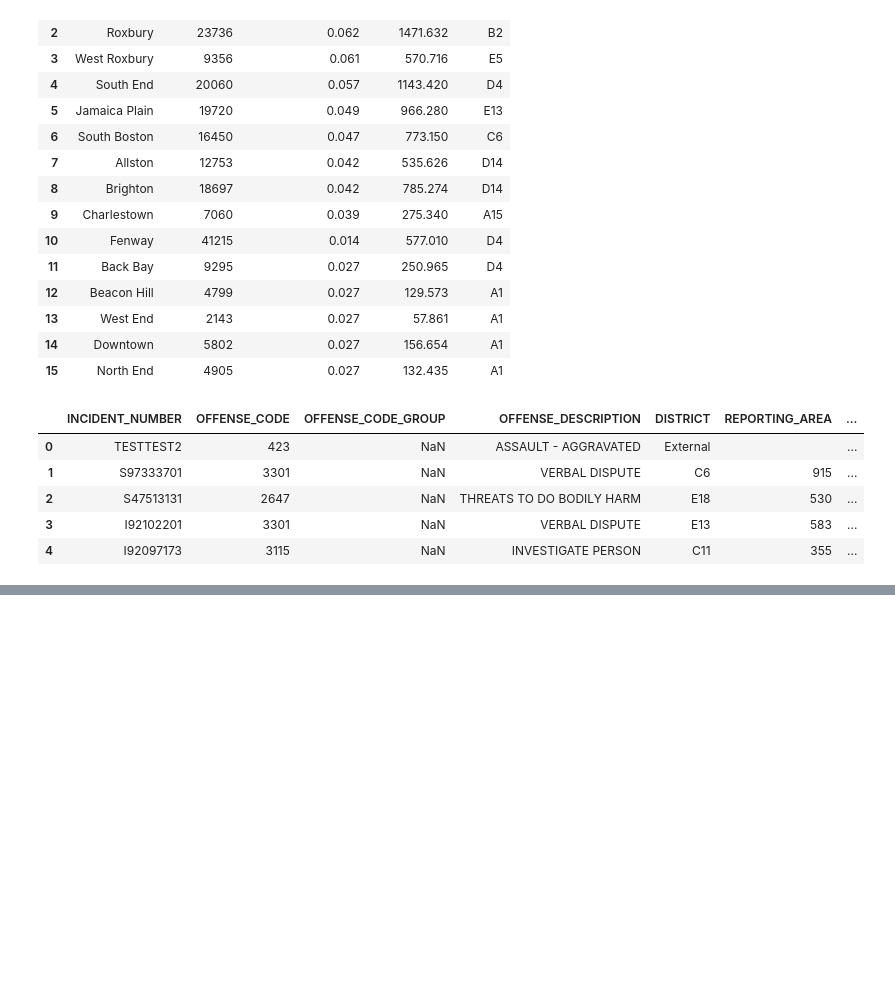
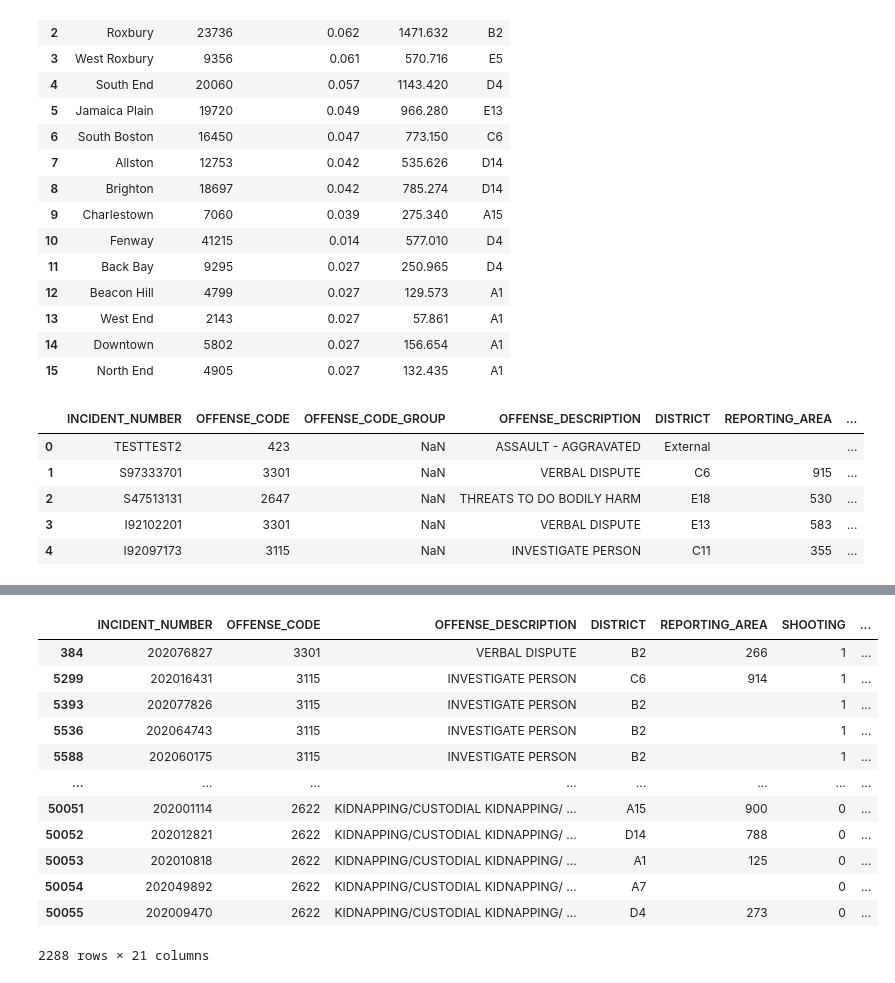
Before and after one commit to YolandaMDavis/cs109a-fall2020, a Jupyter notebook: Boston_Covid_Analysis.ipynb, the cells around one changed output, grey strips where cells are left out. Drawn from its saved outputs; the diff is of its cells as text; code cells hidden in the pictures; blank space fills up the shorter version.

Commit message:
Added offense type and violent crime columns

```diff
--- a/Boston_Covid_Analysis.ipynb
+++ b/Boston_Covid_Analysis.ipynb
@@ -214,0 +82,3 @@ plt.subplots_adjust(hspace=0.5,wspace=.5)
+# %%
+crime_violence_ind = pd.read_csv(DATA_ROOT + 'boston_crime_violence_ind.csv')
+crime_violence_ind["OFFENSE_TYPE"].unique()
@@ -214,0 +93,27 @@ plt.subplots_adjust(hspace=0.5,wspace=.5)
+# %%
+# Select 2020 crimes
+boston_crime_2020_df = boston_crime_df[boston_crime_df["YEAR"] == 2020].drop(columns=["OFFENSE_CODE_GROUP"])
+
+# Merge with Covid Data
+boston_crime_2020_df = pd.merge(boston_crime_2020_df,boston_covid_districts, left_on="DISTRICT", right_on="district")
+
+# Merge with new Violent Crime Indicator
+boston_crime_2020_df = pd.merge(boston_crime_2020_df,crime_violence_ind, left_on="OFFENSE_DESCRIPTION", right_on="OFFENSE_DESCRIPTION")
+
+# Set any shooting indicator as violent crime
+filter = boston_crime_2020_df["SHOOTING"] == 1
+boston_crime_2020_df.loc[filter,"VIOLENT_CRIME"] = 1
+# %% [output]
+|  | INCIDENT_NUMBER | OFFENSE_CODE | OFFENSE_DESCRIPTION | DISTRICT | REPORTING_AREA | SHOOTING | ... |
+| 384 | 202076827 | 3301 | VERBAL DISPUTE | B2 | 266 | 1 | ... |
+| 5299 | 202016431 | 3115 | INVESTIGATE PERSON | C6 | 914 | 1 | ... |
+| 5393 | 202077826 | 3115 | INVESTIGATE PERSON | B2 |  | 1 | ... |
+| 5536 | 202064743 | 3115 | INVESTIGATE PERSON | B2 |  | 1 | ... |
+| 5588 | 202060175 | 3115 | INVESTIGATE PERSON | B2 |  | 1 | ... |
+| ... | ... | ... | ... | ... | ... | ... | ... |
+| 50051 | 202001114 | 2622 | KIDNAPPING/CUSTODIAL KIDNAPPING/ ... | A15 | 900 | 0 | ... |
+| 50052 | 202012821 | 2622 | KIDNAPPING/CUSTODIAL KIDNAPPING/ ... | D14 | 788 | 0 | ... |
+| 50053 | 202010818 | 2622 | KIDNAPPING/CUSTODIAL KIDNAPPING/ ... | A1 | 125 | 0 | ... |
+| 50054 | 202049892 | 2622 | KIDNAPPING/CUSTODIAL KIDNAPPING/ ... | A7 |  | 0 | ... |
+| 50055 | 202009470 | 2622 | KIDNAPPING/CUSTODIAL KIDNAPPING/ ... | D4 | 273 | 0 | ... |
+2288 rows × 21 columns
```
Also changed, not shown: parts of 14 cells of this notebook.
